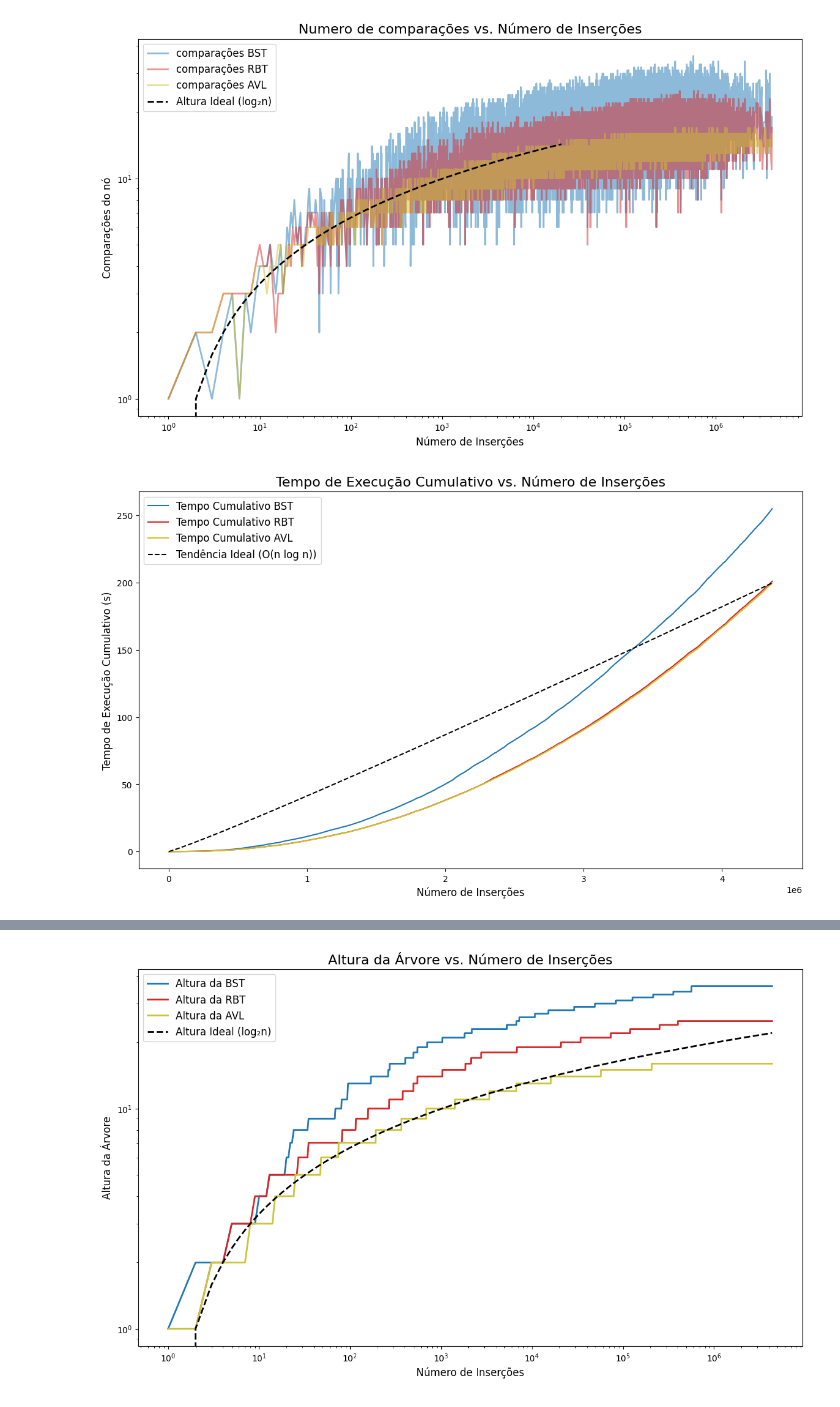
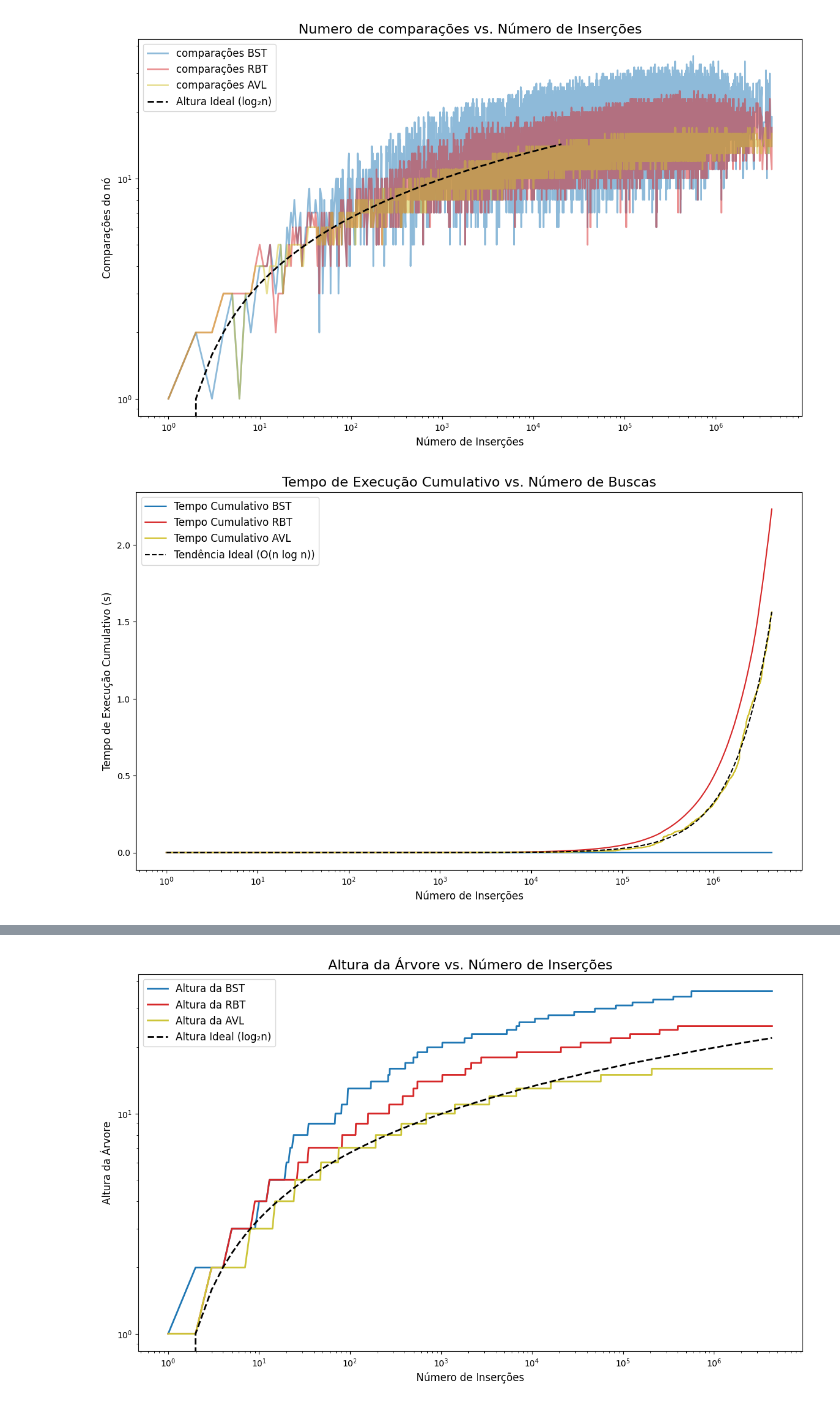
Before and after one commit to szacomelli/ed-inv-index, a Jupyter notebook: vis/data.ipynb, the cells around one changed output, grey strips where cells are left out. Drawn from its saved outputs; the diff is of its cells as text; code cells hidden in the pictures.

```diff
--- a/vis/data.ipynb
+++ b/vis/data.ipynb
@@ -153,48 +152,51 @@ plt.show()
 # %%
 # --- Calculate Cumulative Running Time ---
 # Use .cumsum() to get the sum of execution time as it accumulates
-w_in_rbt['tempo_cumulativo'] = w_in_rbt['tempo de execução'].cumsum()
-w_in_bst['tempo_cumulativo'] = w_in_bst['tempo de execução'].cumsum()
-w_in_avl['tempo_cumulativo'] = w_in_avl['tempo de execução'].cumsum()
+search_bst['tempo_cumulativo'] = search_bst['tempo de execução'].cumsum()
+search_rbt['tempo_cumulativo'] = search_rbt['tempo de execução'].cumsum()
+search_avl['tempo_cumulativo'] = search_avl['tempo de execução'].cumsum()
+
 
 # --- Create an 'insertions' column for the x-axis ---
-w_in_rbt['inserções'] = np.arange(1, len(w_in_rbt) + 1)
-w_in_bst['inserções'] = np.arange(1, len(w_in_bst) + 1)
-w_in_avl['inserções'] = np.arange(1, len(w_in_avl) + 1)
+search_bst['inserções'] = np.arange(1, len(search_bst) + 1)
+search_rbt['inserções'] = np.arange(1, len(search_rbt) + 1)
+search_avl['inserções'] = np.arange(1, len(search_avl) + 1)
 
 # --- Calculate the theoretical O(n log n) curve ---
 # Use the number of insertions from the largest dataset
-n = max(len(w_in_rbt), len(w_in_bst), len(w_in_avl))
+n = max(len(search_bst), len(search_rbt), len(search_avl))
 x_axis = np.arange(1, n + 1)
 
 # Calculate a scaled n*log(n).
-last_avl_time = w_in_avl['tempo_cumulativo'].iloc[-1]
+last_avl_time = search_avl['tempo_cumulativo'].iloc[-1]
 last_n_log_n = n * np.log2(n)
 scaling_factor = last_avl_time / last_n_log_n
 
 # The ideal O(n log n) trend line, scaled to your data
 n_log_n_trend = scaling_factor * (x_axis * np.log2(x_axis))
 
 
 # --- Create the Plot ---
 plt.figure(figsize=(14, 8))
 
 # Plot the cumulative running time for each tree
-plt.plot(w_in_bst['inserções'], w_in_bst['tempo_cumulativo'], label='Tempo Cumulativo BST', color='#1f77b4')
-plt.plot(w_in_rbt['inserções'], w_in_rbt['tempo_cumulativo'], label='Tempo Cumulativo RBT', color='#d62728')
-plt.plot(w_in_avl['inserções'], w_in_avl['tempo_cumulativo'], label='Tempo Cumulativo AVL', color='#d1c12f')
+plt.plot(search_rbt['inserções'], search_rbt['tempo_cumulativo'], label='Tempo Cumulativo BST', color='#1f77b4')
+plt.plot(search_bst['inserções'], search_bst['tempo_cumulativo'], label='Tempo Cumulativo RBT', color='#d62728')
+plt.plot(search_avl['inserções'], search_avl['tempo_cumulativo'], label='Tempo Cumulativo AVL', color='#d1c12f')
 
 # Plot the ideal O(n log n) trend line for comparison
 plt.plot(x_axis, n_log_n_trend, label='Tendência Ideal (O(n log n))', color='black', linestyle='--')
 
 
 # --- Formatting the Plot ---
-plt.title('Tempo de Execução Cumulativo vs. Número de Inserções', fontsize=16)
+plt.title('Tempo de Execução Cumulativo vs. Número de Buscas', fontsize=16)
 plt.xlabel('Número de Inserções', fontsize=12)
 plt.ylabel('Tempo de Execução Cumulativo (s)', fontsize=12)
 plt.legend(fontsize=12, loc='upper left')
+# plt.yscale('log')
+plt.xscale('log')
 
-plt.savefig('tempos_de_execução.png')
+plt.savefig('tempos_de_execução_buscas.png')
 plt.show()
 # %% [output]
-[figure, old version]
+[figure, new version]
```
Also changed, not shown: parts of 4 cells of this notebook, 3 other files.
